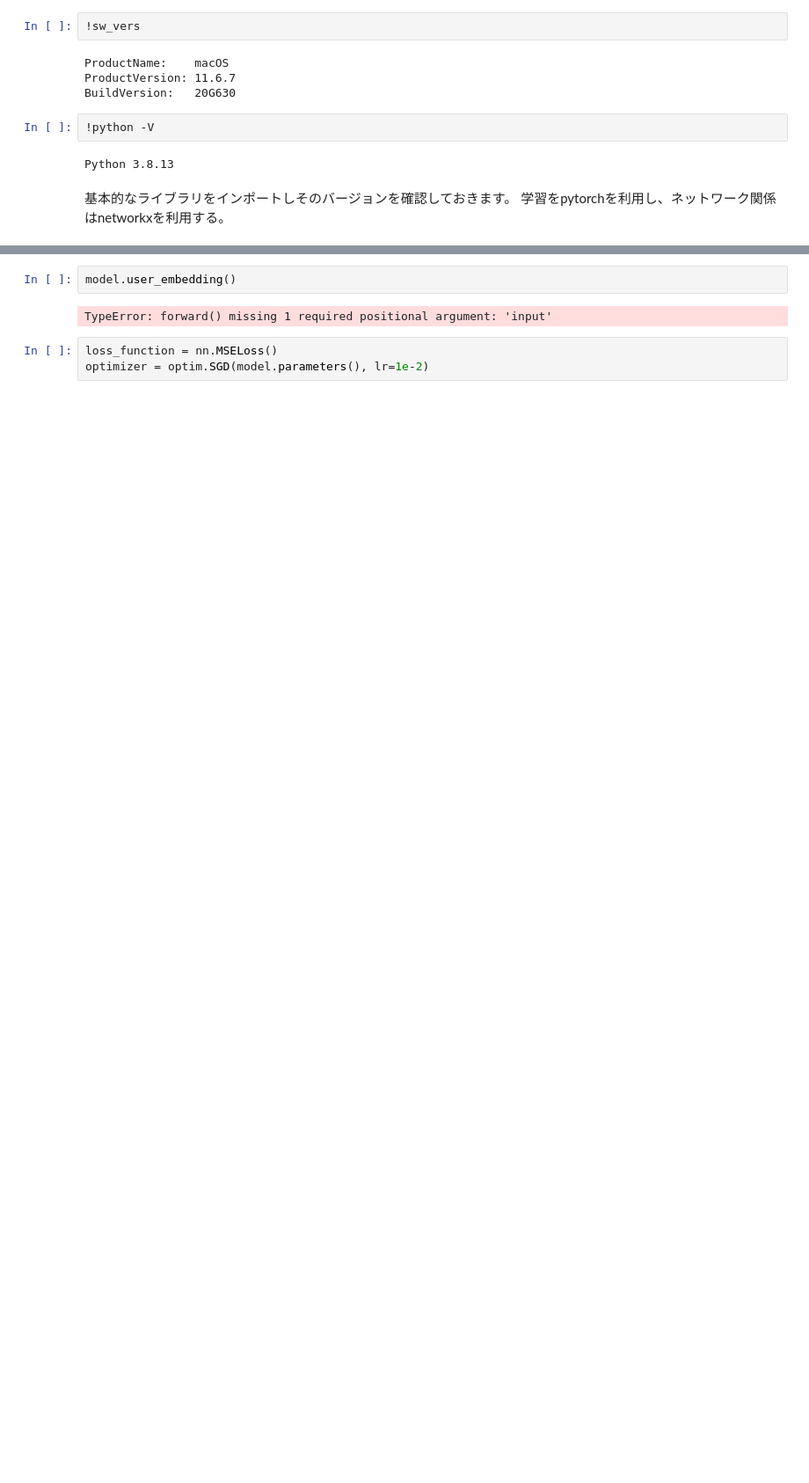
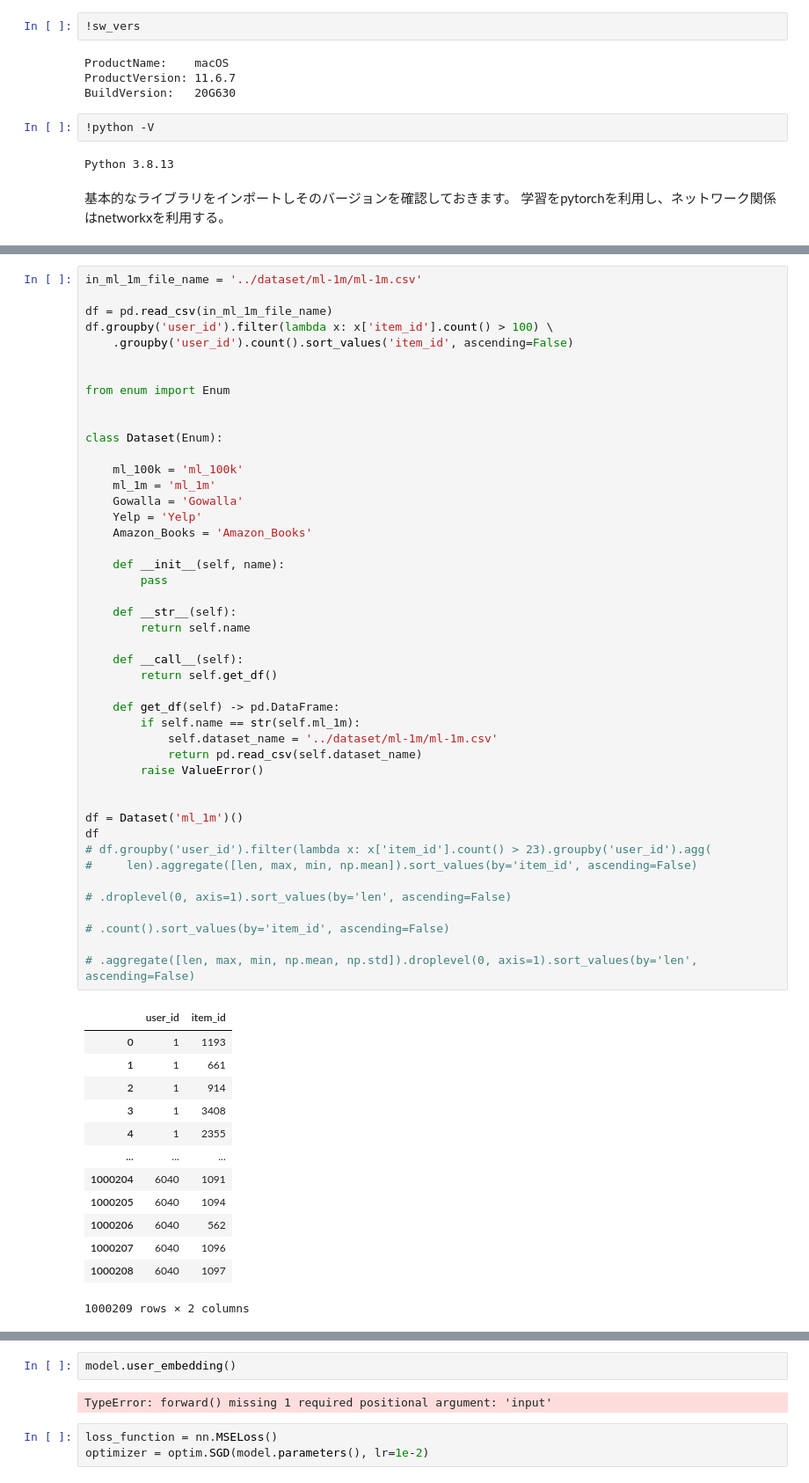
Before and after one commit to hiroshi0530/wa-src, a Jupyter notebook: rec/gr/mf_nb.ipynb, the cells around one changed output, grey strips where cells are left out. Shown: that part at 88% size. Saved outputs shown, nothing was run; the diff lists cells and outputs as text; blank space fills up the shorter version.

```diff
--- a/rec/gr/mf_nb.ipynb
+++ b/rec/gr/mf_nb.ipynb
@@ -70,0 +75,59 @@ torch       : 1.12.0
+# %%
+in_ml_1m_file_name = '../dataset/ml-1m/ml-1m.csv'
+
+df = pd.read_csv(in_ml_1m_file_name)
+df.groupby('user_id').filter(lambda x: x['item_id'].count() > 100) \
+    .groupby('user_id').count().sort_values('item_id', ascending=False)
+
+
+from enum import Enum
+
+
+class Dataset(Enum):
+
+    ml_100k = 'ml_100k'
+    ml_1m = 'ml_1m'
+    Gowalla = 'Gowalla'
+    Yelp = 'Yelp'
+    Amazon_Books = 'Amazon_Books'
+
+    def __init__(self, name):
+        pass
+
+    def __str__(self):
+        return self.name
+
+    def __call__(self):
+        return self.get_df()
+
+    def get_df(self) -> pd.DataFrame:
+        if self.name == str(self.ml_1m):
+            self.dataset_name = '../dataset/ml-1m/ml-1m.csv'
+            return pd.read_csv(self.dataset_name)
+        raise ValueError()
+
+
+df = Dataset('ml_1m')()
+df
+# df.groupby('user_id').filter(lambda x: x['item_id'].count() > 23).groupby('user_id').agg(
+#     len).aggregate([len, max, min, np.mean]).sort_values(by='item_id', ascending=False)
+
+# .droplevel(0, axis=1).sort_values(by='len', ascending=False)
+
+# .count().sort_values(by='item_id', ascending=False)
+
+# .aggregate([len, max, min, np.mean, np.std]).droplevel(0, axis=1).sort_values(by='len', ascending=False)
+# %% [output]
+|  | user_id | item_id |
+| 0 | 1 | 1193 |
+| 1 | 1 | 661 |
+| 2 | 1 | 914 |
+| 3 | 1 | 3408 |
+| 4 | 1 | 2355 |
+| ... | ... | ... |
+| 1000204 | 6040 | 1091 |
+| 1000205 | 6040 | 1094 |
+| 1000206 | 6040 | 562 |
+| 1000207 | 6040 | 1096 |
+| 1000208 | 6040 | 1097 |
+1000209 rows × 2 columns
```
Also changed, not shown: parts of 25 cells of this notebook, 5 other files.
